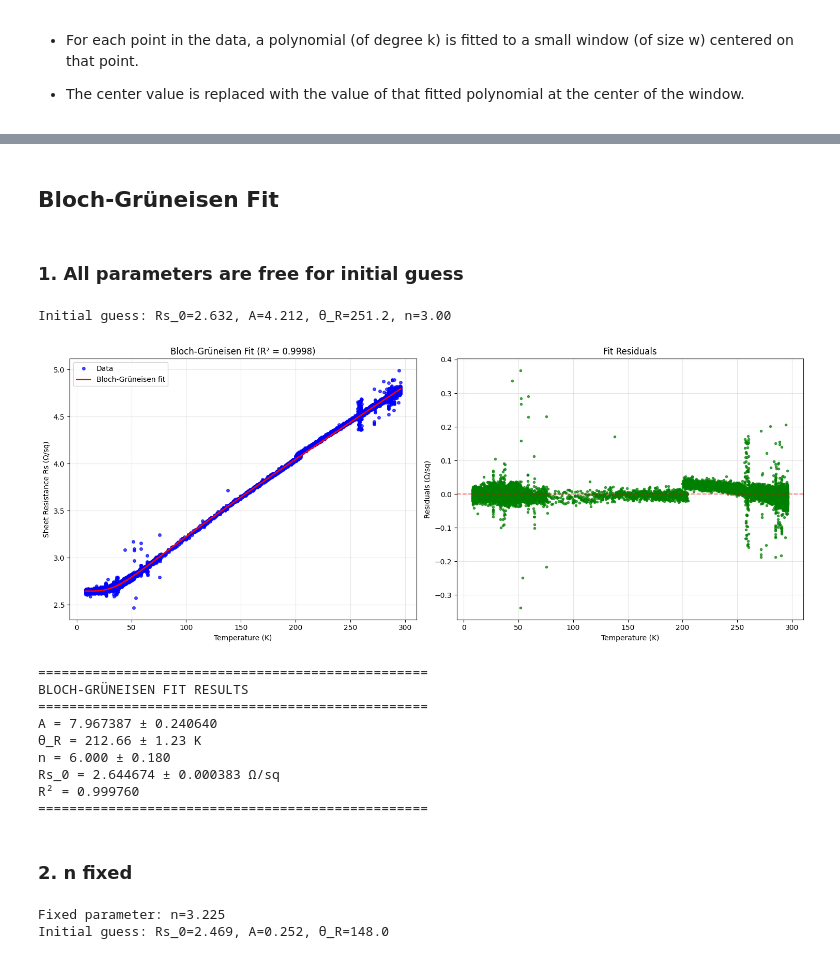
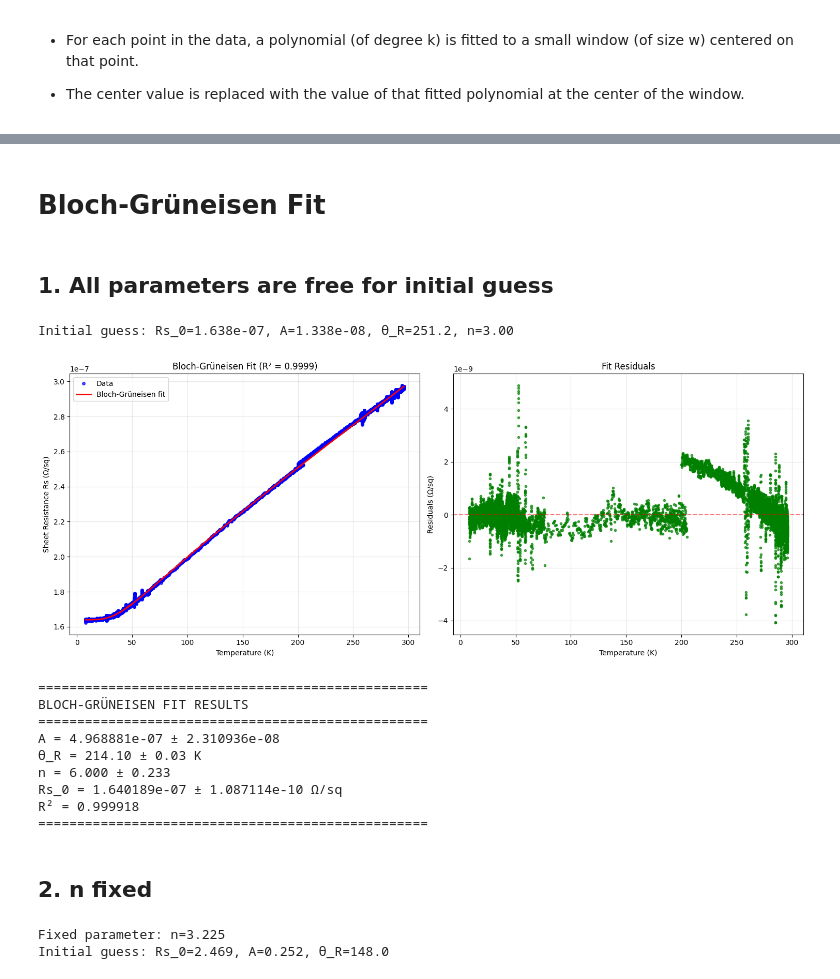
Before and after one commit to gamberoillecito/Nb-Characterization, a Jupyter notebook: R-vs-T/VdP_dataline.ipynb, the cells around one changed output, grey strips where cells are left out. Saved outputs shown, nothing was run; the diff lists cells and outputs as text; code cells hidden in the pictures.

```diff
--- a/R-vs-T/VdP_dataline.ipynb
+++ b/R-vs-T/VdP_dataline.ipynb
@@ -448,11 +452,11 @@ while (Tf[i]<t_u):
         T_compspline.append(Tf[i])
         Rs_compspline.append(Rs[i])
         # logT.append(np.log(Tf[i]))
-        # logRR0.append(np.log(np.abs(Rs[i] - Rho_0)))
+        # logRR0.append(np.log(np.abs(Rs[i] - Rs_0)))
 
-        if (Rs_spline[i]-Rho_0)>0:
+        if (Rs_spline[i]-Rs_0)>0:
             logT_spline.append(np.log(Tf[i]))
-            logRR0_spline.append(np.log(Rs_spline[i]- Rho_0))
+            logRR0_spline.append(np.log(Rs_spline[i]- Rs_0))
     i+=1
 
 # Perform the fit
@@ -524,9 +534,9 @@ plt.show()
 # %%
 # Filter the first portion of the curve
 logT_sg = []
-logRR0_sg = []
+log_rho_sg = []
 T_compsg = []
-Rs_compsg = []
+Rho_compsg = []
 
 i=0
 
@@ -534,31 +544,29 @@ while (Tf[i]<t_u):
 
     if (Tf[i]>t_l):
         T_compsg.append(Tf[i])
-        Rs_compsg.append(Rs[i])
+        Rho_compsg.append(rho_T[i])
         # logT.append(np.log(Tf[i]))
-        # logRR0.append(np.log(np.abs(Rs[i] - Rho_0)))
+        # logRR0.append(np.log(np.abs(Rs[i] - rho_0ho_0)))
 
-        if (Rs_smoothed[i]-Rho_0)>0:
+        if (rho_T[i]-rho_0)>0:
             logT_sg.append(np.log(Tf[i]))
-            logRR0_sg.append(np.log(Rs_smoothed[i]- Rho_0))
+            log_rho_sg.append(np.log(rho_T[i]- rho_0))
     i+=1
 
-# Perform the fit
-coeff_logsg = np.polyfit(logT_sg, logRR0_sg, deg=1, cov = True)
+# Fit without uncertainties for good guess
+coeff_logsg = np.polyfit(logT_sg, log_rho_sg, deg=1, cov = True)
 params_sg, cov_sg = coeff_logsg
-
 params_sg = np.squeeze(params_sg)
-cov_sg = np.squeeze(cov_sg)
 n_sg = params_sg[0]
 print('nsg =', n_sg)
 print('nsg uncertainty = ', np.sqrt(cov_sg[0][0]))
 print('n =', n)
 print('n uncertainty = ', np.sqrt(cov[0][0]))
 
-plt.scatter(logT, logRR0, s = .7, color='gray', label="logRf")
-plt.scatter(logT_sg, logRR0_sg, s = .7, color='black', label="logRf SG filtered")
+#plt.scatter(logT, logRR0, s = .7, color='gray', label="logRf")
+plt.scatter(logT_sg, log_rho_sg, s = .7, color='black', label="logRf SG filtered")
 plt.plot(logT_sg, np.poly1d(params_sg)(logT_sg), linewidth = 2, color = 'cyan', label="logRf SG-fitted")
-plt.plot(logT, np.poly1d(params)(logT), linewidth = 2, color = 'red', label="logRf fit")
+#plt.plot(logT, np.poly1d(params)(logT), linewidth = 2, color = 'red', label="logRf fit")
 plt.legend()
 plt.show()
 # %% [output]
@@ -570,7 +578,7 @@ n uncertainty =  0.01674388970582723
 # %% [markdown]
-## Bloch-Grüneisen Fit
+# Bloch-Grüneisen Fit
 # %% [markdown]
-### 1. All parameters are free for initial guess
+## 1. All parameters are free for initial guess
 # %%
 from scipy.integrate import quad
 import warnings
@@ -645,12 +653,12 @@ def fit_bloch_gruneisen(T, Rs, Rs_uncertainties, Rs_0_guess=None, A_guess=None,
     # Parameter bounds
     bounds = (
         [0, 0, 10, 0.1],  # Lower bounds: [Rs_0, A, theta_R, n]
-        [3, 30, 300, 6]  # Upper bounds
+        [3e-7, 30, 300, 6]  # Upper bounds
     )
 
     p0 = [Rs_0_guess, A_guess, theta_R_guess, n_guess]
 
-    print(f"Initial guess: Rs_0={Rs_0_guess:.3f}, A={A_guess:.3f}, θ_R={theta_R_guess:.1f}, n={n_guess:.2f}")
+    print(f"Initial guess: Rs_0={Rs_0_guess:.3e}, A={A_guess:.3e}, θ_R={theta_R_guess:.1f}, n={n_guess:.2f}")
 
     try:
         popt, pcov = curve_fit(bloch_gruneisen_model, T, Rs, p0=p0, bounds=bounds, sigma=Rs_uncertainties,
@@ -688,50 +696,50 @@ def plot_fit_results(T, Rs, Rs_fit, popt, param_errors, r_squared):
     residuals = Rs - Rs_fit
     ax2.plot(T, residuals, 'go', markersize=3, alpha=0.7)
     ax2.axhline(y=0, color='r', linestyle='--', alpha=0.5)
     ax2.set_xlabel('Temperature (K)')
     ax2.set_ylabel('Residuals (Ω/sq)')
     ax2.grid(True, alpha=0.3)
     ax2.set_title('Fit Residuals')
 
     plt.tight_layout()
     plt.show()
 
     # Print
     Rs_0, A, theta_R, n = popt
     dRs_0, dA, dtheta_R, dn = param_errors
 
     print("\n" + "="*50)
     print("BLOCH-GRÜNEISEN FIT RESULTS")
     print("="*50)
-    print(f"A = {A:.6f} ± {dA:.6f}")
+    print(f"A = {A:.6e} ± {dA:.6e}")
     print(f"θ_R = {theta_R:.2f} ± {dtheta_R:.2f} K")
     print(f"n = {n:.3f} ± {dn:.3f}")
-    print(f"Rs_0 = {Rs_0:.6f} ± {dRs_0:.6f} Ω/sq")
+    print(f"Rs_0 = {Rs_0:.6e} ± {dRs_0:.6e} Ω/sq")
     print(f"R² = {r_squared:.6f}")
     print("="*50)
 
 # Good Guesses
 #Rs_0_guess=2.632343, A_guess=4.211688, theta_R_guess=251.21
 
 # # Fit the model
-popt, param_errors, r_squared, Rs_fit = fit_bloch_gruneisen(Tf, Rs, sg_uncertainties, Rs_0_guess=2.632343, A_guess=4.211688, theta_R_guess=251.21, n_guess=3)
+popt, param_errors, r_squared, rho_fit = fit_bloch_gruneisen(Tf, rho_T, rho_T_uncertainties, Rs_0_guess=rho_0[0], A_guess=None, theta_R_guess=251.21, n_guess=3)
 
 if popt is not None:
-    plot_fit_results(Tf, Rs, Rs_fit, popt, param_errors, r_squared)
+    plot_fit_results(Tf, rho_T, rho_fit, popt, param_errors, r_squared)
 # %% [output]
-Initial guess: Rs_0=2.632, A=4.212, θ_R=251.2, n=3.00
+Initial guess: Rs_0=1.638e-07, A=1.338e-08, θ_R=251.2, n=3.00
-[figure, old version]
+[figure, new version]
 ==================================================
 BLOCH-GRÜNEISEN FIT RESULTS
 ==================================================
-A = 7.967387 ± 0.240640
-θ_R = 212.66 ± 1.23 K
-n = 6.000 ± 0.180
-Rs_0 = 2.644674 ± 0.000383 Ω/sq
-R² = 0.999760
+A = 4.968881e-07 ± 2.310936e-08
+θ_R = 214.10 ± 0.03 K
+n = 6.000 ± 0.233
+Rs_0 = 1.640189e-07 ± 1.087114e-10 Ω/sq
+R² = 0.999918
 ==================================================
 # %% [markdown]
-### 2. n fixed
+## 2. n fixed
 # %%
 def fit_bloch_gruneisen_fixed_n(T, Rs, Rs_uncertainties, n_fixed, Rs_0_guess=None, A_guess=None, theta_R_guess=None):
 
```
Also changed, not shown: parts of 30 cells of this notebook.
